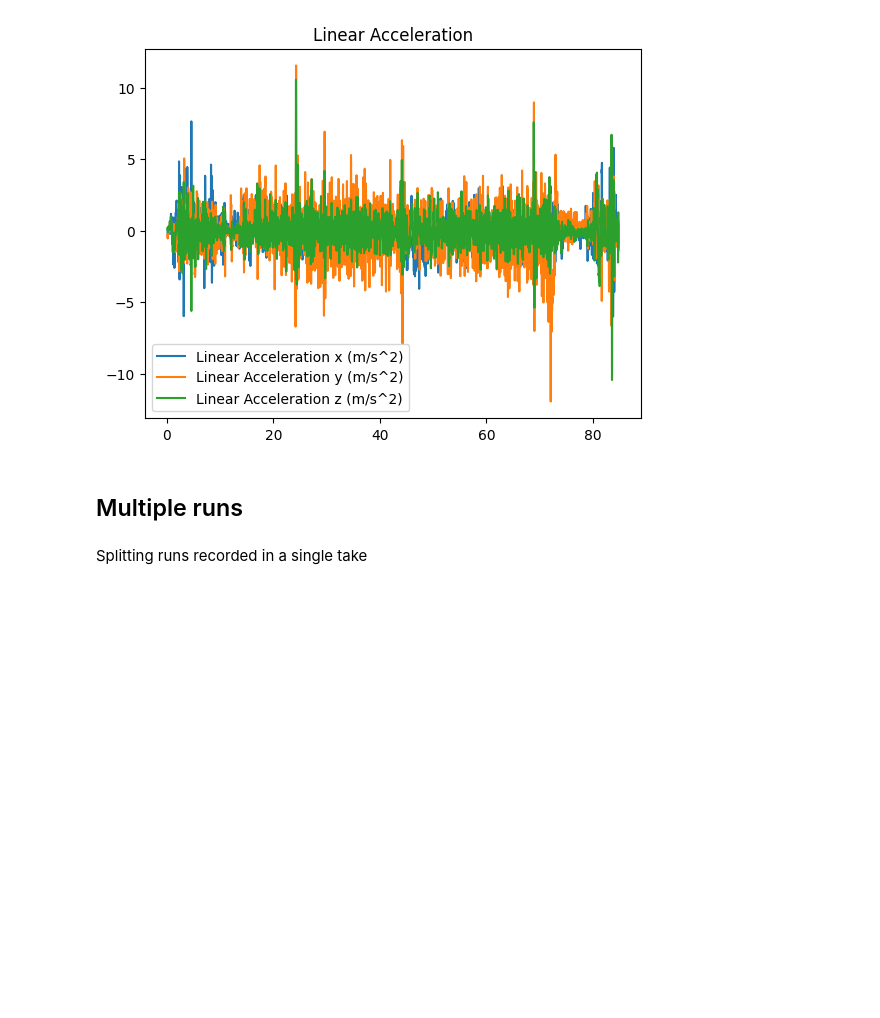
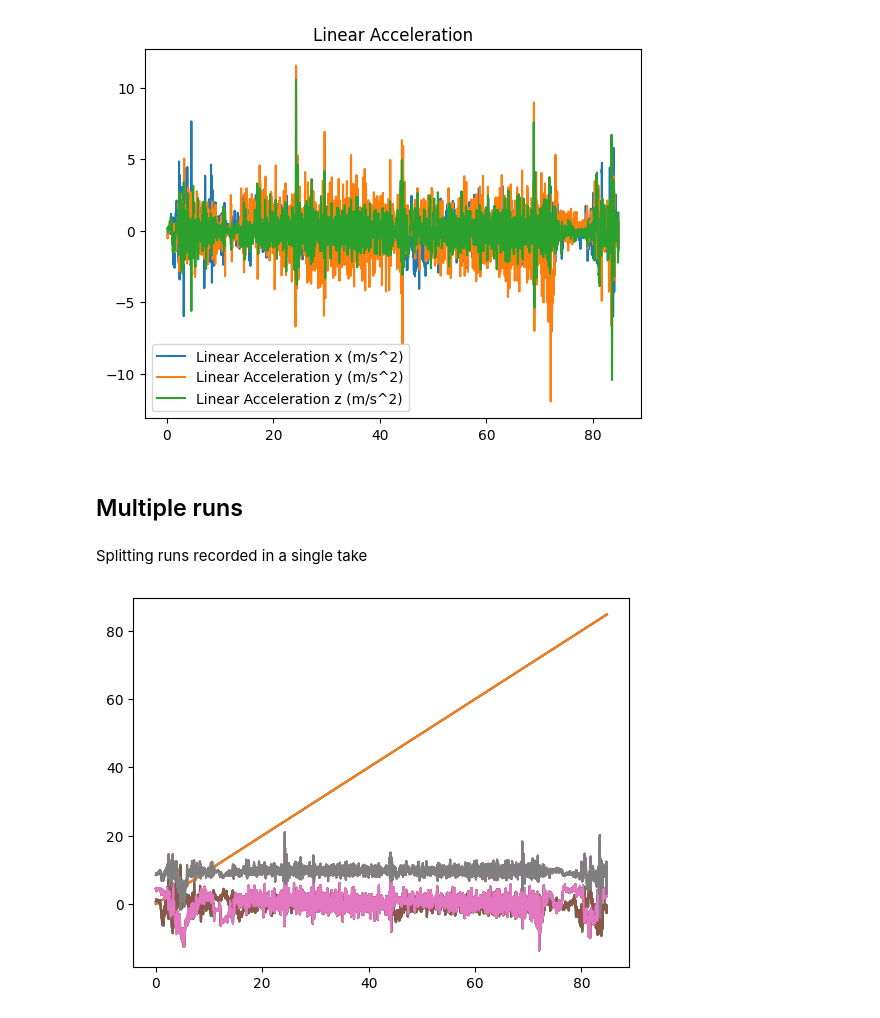
Before and after one commit to michelexyz/ML4QS-bike-user-recognition, a Jupyter notebook: aggregating_data.ipynb, the cells around one changed output. Drawn from its saved outputs; the diff is of its cells as text; code cells hidden in the pictures; blank space fills up the shorter version.

Commit message:
kalman filter

```diff
--- a/aggregating_data.ipynb
+++ b/aggregating_data.ipynb
@@ -233,0 +237,15 @@ Splitting runs recorded in a single take
+# %%
+# apply kalman filter to the accelerometer data
+
+accelerometer = pd.read_csv(os.path.join(data_dir, data_files[0], 'Accelerometer.csv'))
+
+time_col = 'Time (s)'
+
+value_col = accelerometer.columns[1:]
+
+for col in value_col:
+    kalman_filter = KalmanFilters()
+    accelerometer = kalman_filter.apply_kalman_filter(accelerometer, col)
+    plt.plot(accelerometer[time_col], accelerometer[col +'_kalman'], label=col)
+# %% [output]
+[figure, added]
```
Also changed, not shown: parts of 7 cells of this notebook, 1 other file.
